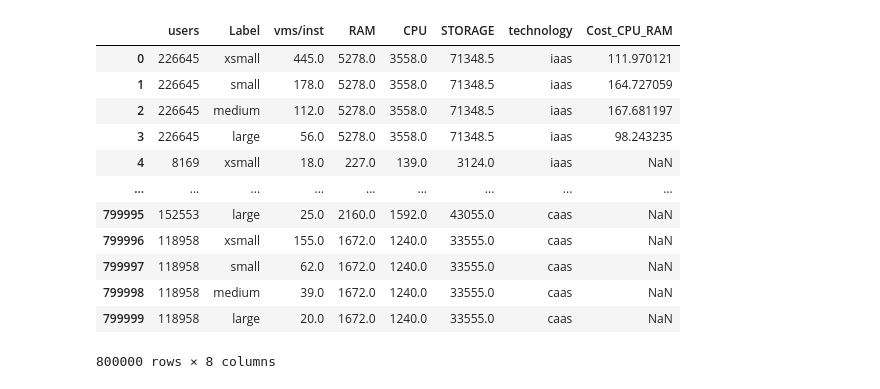
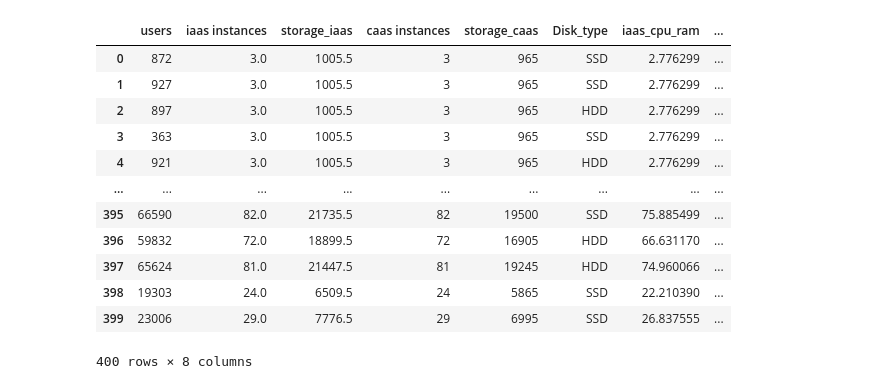
Before and after one commit to gfragi/cloudCasestudy, a Jupyter notebook: pricing.ipynb, the cells around one changed output. Drawn from its saved outputs; the diff is of its cells as text; code cells hidden in the pictures.

```diff
--- a/pricing.ipynb
+++ b/pricing.ipynb
@@ -4,9 +8,9 @@ import pandas as pd
 # %%
 # Load the data
 
-user_rsc = pd.read_csv(f'datasets/user_rsc_randm.csv')
-
+user_rsc = pd.read_csv(f'datasets/user_component_randm.csv')
+total_inst = pd.read_csv(f'datasets/total_instances.csv')
 strg = pd.read_csv(f'datasets/strg_price.csv')
 cpu_ram = pd.read_csv(f'datasets/cpu_ram_price.csv')
-cpu_ram
+total_inst
 # %% [output]
@@ -21,5 +33,7 @@ strg = strg.rename(columns={'Unnamed: 0': 'Label'})
 cpu_ram = cpu_ram.rename(columns={'Unnamed: 0': 'Label'})
 user_rsc = user_rsc.rename(columns={'size': 'Label'})
 user_rsc = user_rsc.drop(columns='Unnamed: 0')
-user_rsc
+total_inst = total_inst.drop(columns='Unnamed: 0')
+
+strg
 # %% [output]
@@ -39,19 +45,19 @@ user_rsc
 # %%
-# for col in user_rsc['Label']:
-#     if user_rsc['Label'] == 'xsmal':
-user_rsc['Cost_CPU_RAM'] = user_rsc['vms/inst'] * cpu_ram['Mean_price']
-user_rsc
+total_inst['iaas_cpu_ram'] = total_inst['iaas instances'] * cpu_ram['Mean_price'][1]
+total_inst['caas_cpu_ram'] = total_inst['caas instances'] * cpu_ram['Mean_price'][0]
+
+total_inst
 # %% [output]
-|  | users | Label | vms/inst | RAM | CPU | STORAGE | technology | Cost_CPU_RAM |
-| 0 | 226645 | xsmall | 445.0 | 5278.0 | 3558.0 | 71348.5 | iaas | 111.970121 |
-| 1 | 226645 | small | 178.0 | 5278.0 | 3558.0 | 71348.5 | iaas | 164.727059 |
-| 2 | 226645 | medium | 112.0 | 5278.0 | 3558.0 | 71348.5 | iaas | 167.681197 |
-| 3 | 226645 | large | 56.0 | 5278.0 | 3558.0 | 71348.5 | iaas | 98.243235 |
-| 4 | 8169 | xsmall | 18.0 | 227.0 | 139.0 | 3124.0 | iaas | NaN |
+|  | users | iaas instances | storage_iaas | caas instances | storage_caas | Disk_type | iaas_cpu_ram | ... |
+| 0 | 872 | 3.0 | 1005.5 | 3 | 965 | SSD | 2.776299 | ... |
+| 1 | 927 | 3.0 | 1005.5 | 3 | 965 | SSD | 2.776299 | ... |
+| 2 | 897 | 3.0 | 1005.5 | 3 | 965 | HDD | 2.776299 | ... |
+| 3 | 363 | 3.0 | 1005.5 | 3 | 965 | SSD | 2.776299 | ... |
+| 4 | 921 | 3.0 | 1005.5 | 3 | 965 | HDD | 2.776299 | ... |
 | ... | ... | ... | ... | ... | ... | ... | ... | ... |
-| 799995 | 152553 | large | 25.0 | 2160.0 | 1592.0 | 43055.0 | caas | NaN |
-| 799996 | 118958 | xsmall | 155.0 | 1672.0 | 1240.0 | 33555.0 | caas | NaN |
-| 799997 | 118958 | small | 62.0 | 1672.0 | 1240.0 | 33555.0 | caas | NaN |
-| 799998 | 118958 | medium | 39.0 | 1672.0 | 1240.0 | 33555.0 | caas | NaN |
-| 799999 | 118958 | large | 20.0 | 1672.0 | 1240.0 | 33555.0 | caas | NaN |
+| 395 | 66590 | 82.0 | 21735.5 | 82 | 19500 | SSD | 75.885499 | ... |
+| 396 | 59832 | 72.0 | 18899.5 | 72 | 16905 | HDD | 66.631170 | ... |
+| 397 | 65624 | 81.0 | 21447.5 | 81 | 19245 | HDD | 74.960066 | ... |
+| 398 | 19303 | 24.0 | 6509.5 | 24 | 5865 | SSD | 22.210390 | ... |
+| 399 | 23006 | 29.0 | 7776.5 | 29 | 6995 | SSD | 26.837555 | ... |
-800000 rows × 8 columns
+400 rows × 8 columns
```
Also changed, not shown: parts of 4 cells of this notebook, 5 other files.
